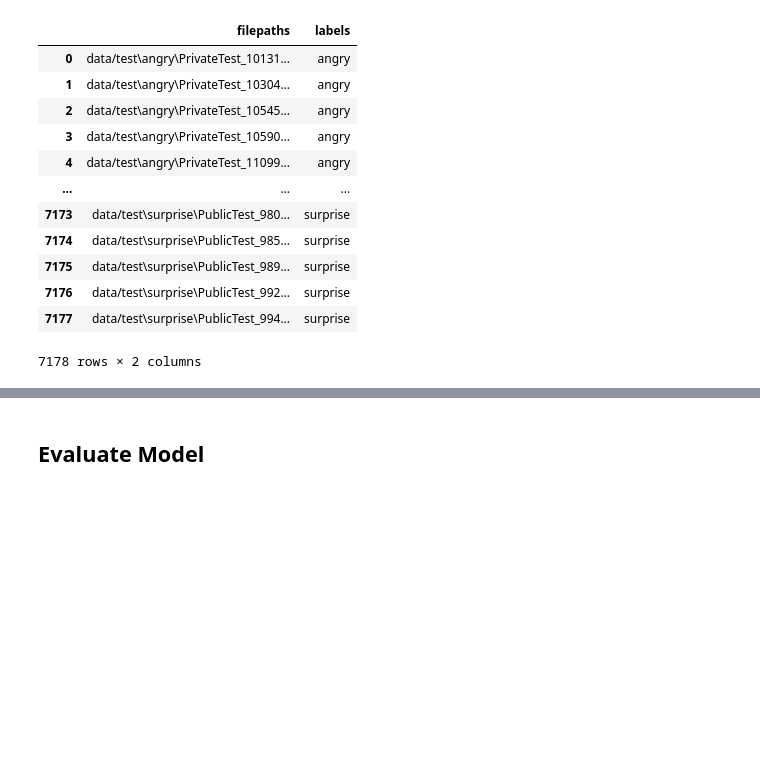
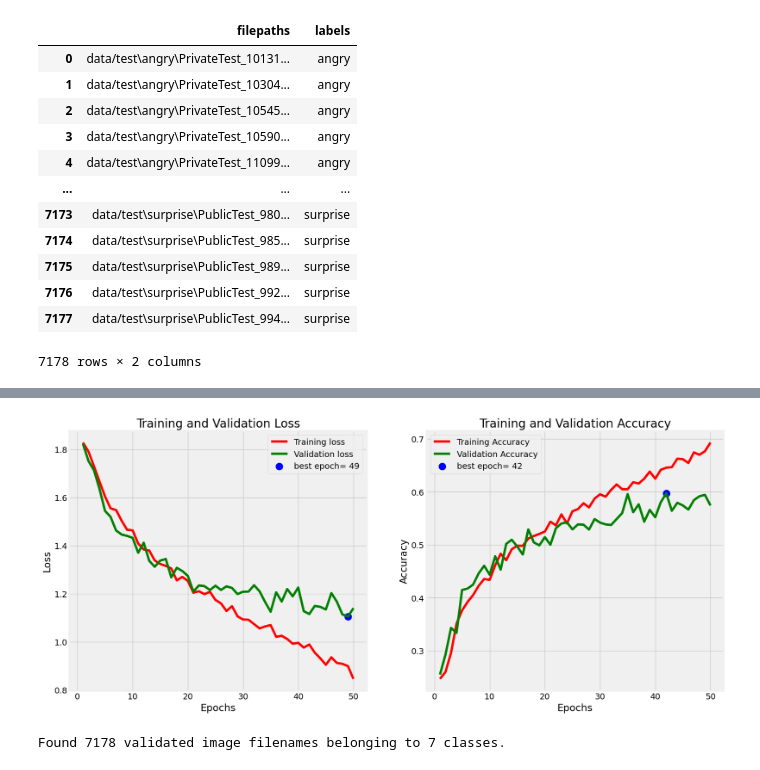
Before and after one commit to Apollosuny/emotion_recognition, a Jupyter notebook: src/training.ipynb, the cells around one changed output, grey strips where cells are left out. Drawn from its saved outputs; the diff is of its cells as text; code cells hidden in the pictures; blank space fills up the shorter version.

```diff
--- a/src/training.ipynb
+++ b/src/training.ipynb
@@ -258,10 +191,10 @@ Model: "sequential_1"
 # %%
-# model.compile(loss='categorical_crossentropy',optimizer=Adam(learning_rate=0.0001, decay=1e-6),metrics=['accuracy'])
-# model_info = model.fit(
-#         train_generator,
-#         steps_per_epoch=num_train // batch_size,
-#         epochs=num_epoch,
-#         validation_data=validation_generator,
-#         validation_steps=num_val // batch_size)
-# # plot_model_history(model_info)
-# model.save_weights('model.weights.h5')
+model.compile(loss='categorical_crossentropy',optimizer=Adam(learning_rate=0.0001, decay=1e-6),metrics=['accuracy'])
+model_info = model.fit(
+    train_generator,
+    steps_per_epoch=num_train // batch_size,
+    epochs=num_epoch,
+    validation_data=validation_generator,
+    validation_steps=num_val // batch_size,
+    callbacks=callbacks
+)
@@ -274,39 +223,51 @@ history = model.fit(x= train_gen, epochs= epochs, verbose= 1, validation_data= v
+# %%
+# Define needed variables
+tr_acc = model_info.history['accuracy']
+tr_loss = model_info.history['loss']
+val_acc = model_info.history['val_accuracy']
+val_loss = model_info.history['val_loss']
+index_loss = np.argmin(val_loss)
+val_lowest = val_loss[index_loss]
+index_acc = np.argmax(val_acc)
+acc_highest = val_acc[index_acc]
+Epochs = [i+1 for i in range(len(tr_acc))]
+loss_label = f'best epoch= {str(index_loss + 1)}'
+acc_label = f'best epoch= {str(index_acc + 1)}'
 # %%
-# Define needed variables
-tr_acc = history.history['accuracy']
-tr_loss = history.history['loss']
-val_acc = history.history['val_accuracy']
-val_loss = history.history['val_loss']
-index_loss = np.argmin(val_loss)
-val_lowest = val_loss[index_loss]
-index_acc = np.argmax(val_acc)
-acc_highest = val_acc[index_acc]
-Epochs = [i+1 for i in range(len(tr_acc))]
-loss_label = f'best epoch= {str(index_loss + 1)}'
-acc_label = f'best epoch= {str(index_acc + 1)}'
 # Plot training history
 plt.figure(figsize= (20, 8))
 plt.style.use('fivethirtyeight')
 plt.subplot(1, 2, 1)
 plt.plot(Epochs, tr_loss, 'r', label= 'Training loss')
 plt.plot(Epochs, val_loss, 'g', label= 'Validation loss')
 plt.scatter(index_loss + 1, val_lowest, s= 150, c= 'blue', label= loss_label)
 plt.title('Training and Validation Loss')
 plt.xlabel('Epochs')
 plt.ylabel('Loss')
 plt.legend()
 plt.subplot(1, 2, 2)
 plt.plot(Epochs, tr_acc, 'r', label= 'Training Accuracy')
 plt.plot(Epochs, val_acc, 'g', label= 'Validation Accuracy')
 plt.scatter(index_acc + 1 , acc_highest, s= 150, c= 'blue', label= acc_label)
 plt.title('Training and Validation Accuracy')
 plt.xlabel('Epochs')
 plt.ylabel('Accuracy')
 plt.legend()
 plt.tight_layout
 plt.show()
+# %% [output]
+[figure, added]
-# %% [markdown]
-## Evaluate Model
+# %%
+test_generator = ts_gen.flow_from_dataframe(
+        test_df,
+        x_col= 'filepaths',
+        y_col= 'labels',
+        target_size=(48,48),
+        batch_size=batch_size,
+        color_mode="grayscale",
+        class_mode='categorical')
+# %% [output]
+Found 7178 validated image filenames belonging to 7 classes.
 # %%
 ts_length = len(test_df)
 test_batch_size = max(sorted([ts_length // n for n in range(1, ts_length + 1) if ts_length%n == 0 and ts_length/n <= 80]))
```
Also changed, not shown: parts of 36 cells of this notebook, 2 other files.
